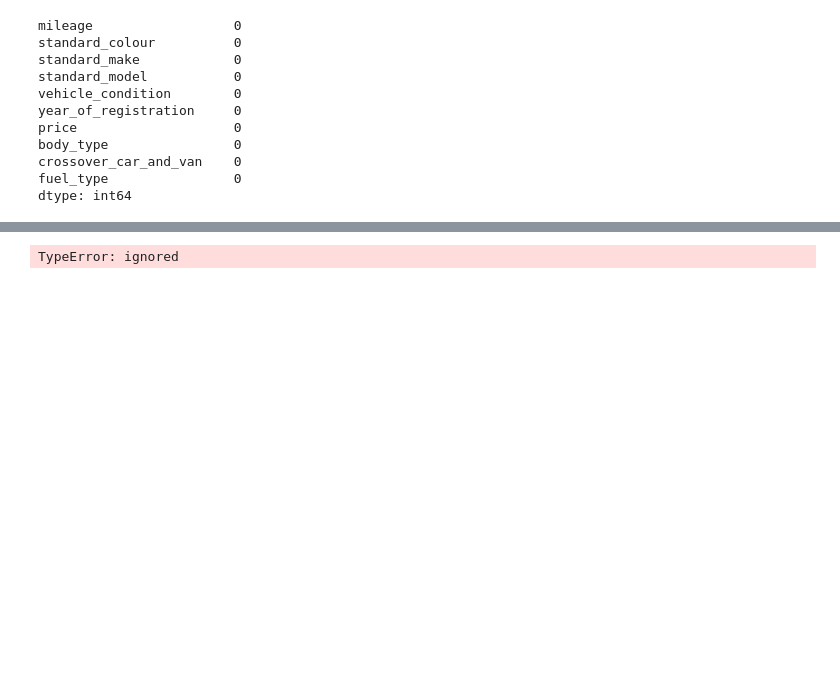
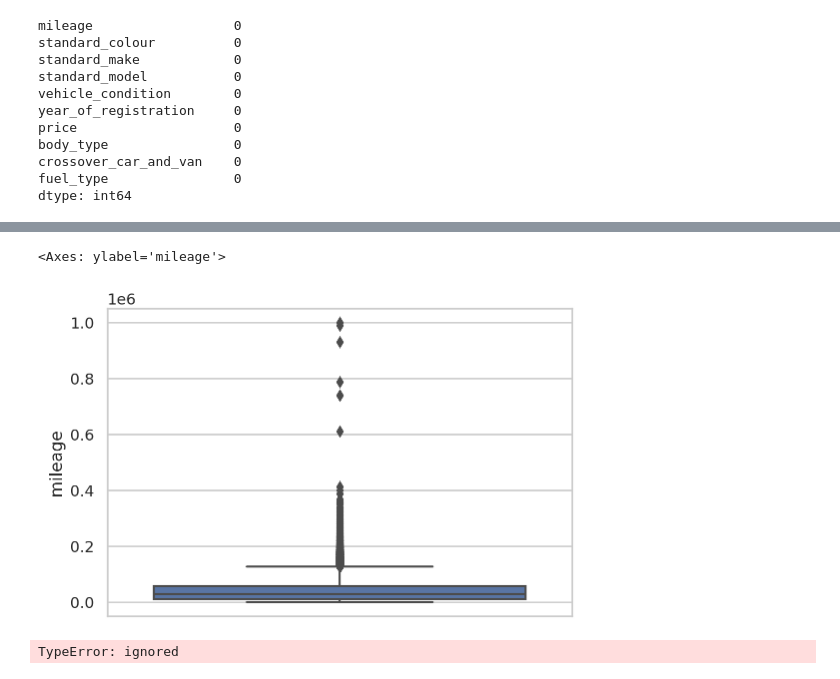
Before and after one commit to kessingtonosazee/GCP_Project_1, a Jupyter notebook: assessment1.ipynb, the cells around one changed output, grey strips where cells are left out. Saved outputs shown, nothing was run; the diff lists cells and outputs as text; code cells hidden in the pictures; blank space fills up the shorter version.

```diff
--- a/assessment1.ipynb
+++ b/assessment1.ipynb
@@ -187,0 +194,3 @@ sns.boxplot(data=car_df, x='year_of_registration);
+# %%
+car_df.year_of_registration = car_df.year_of_registration.round()
+car_df.head()
@@ -188,3 +219,10 @@ sns.boxplot(data=car_df, x='year_of_registration);
+# %%
+sns.set(style='whitegrid')
+
+sns.boxplot(y= 'mileage', data=car_df)
+# %% [output]
+<Axes: ylabel='mileage'>
+[figure, added]
 # %%
 import seaborn as sns
 import matplotlib.pyplot as plt
```
Also changed, not shown: parts of 12 cells of this notebook.
